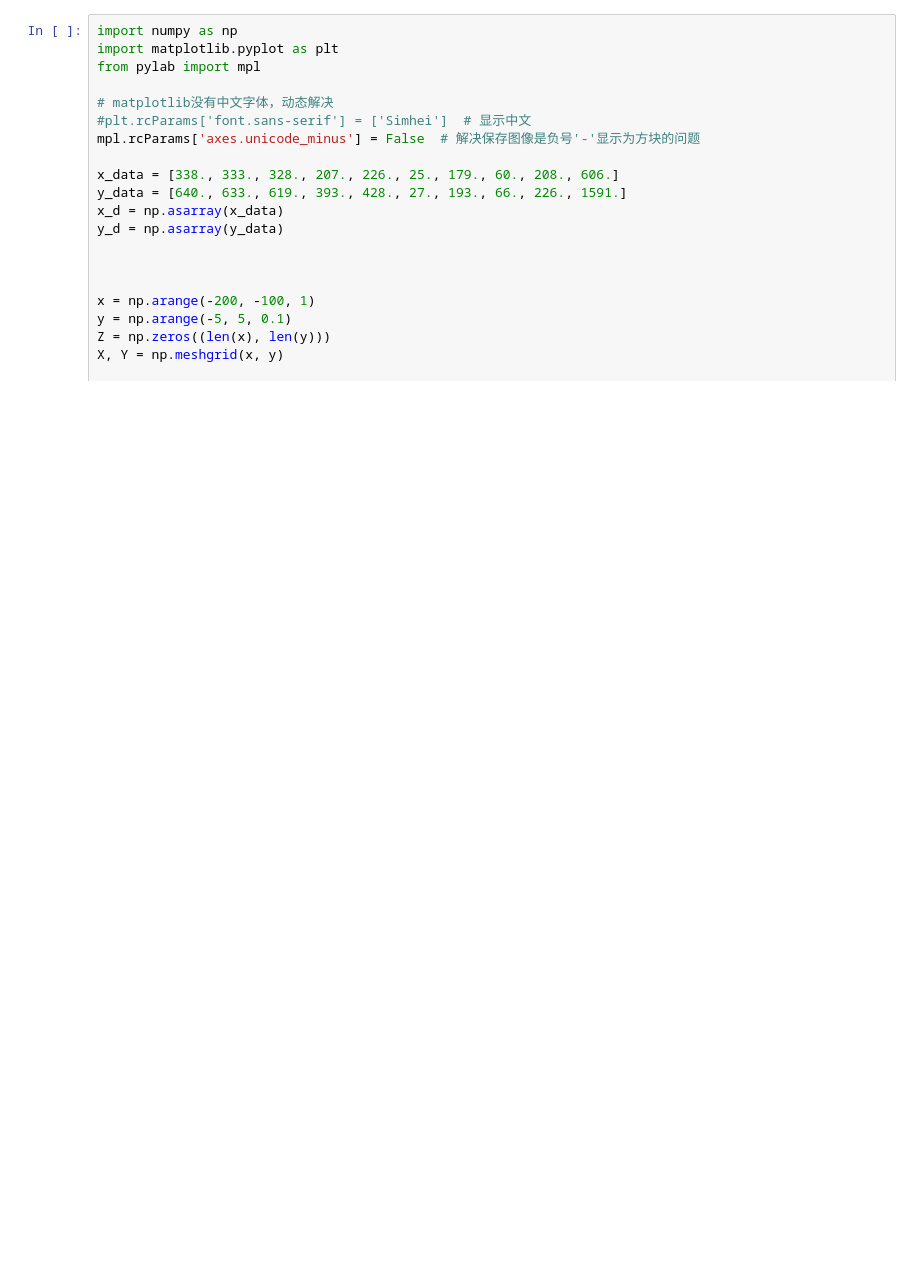
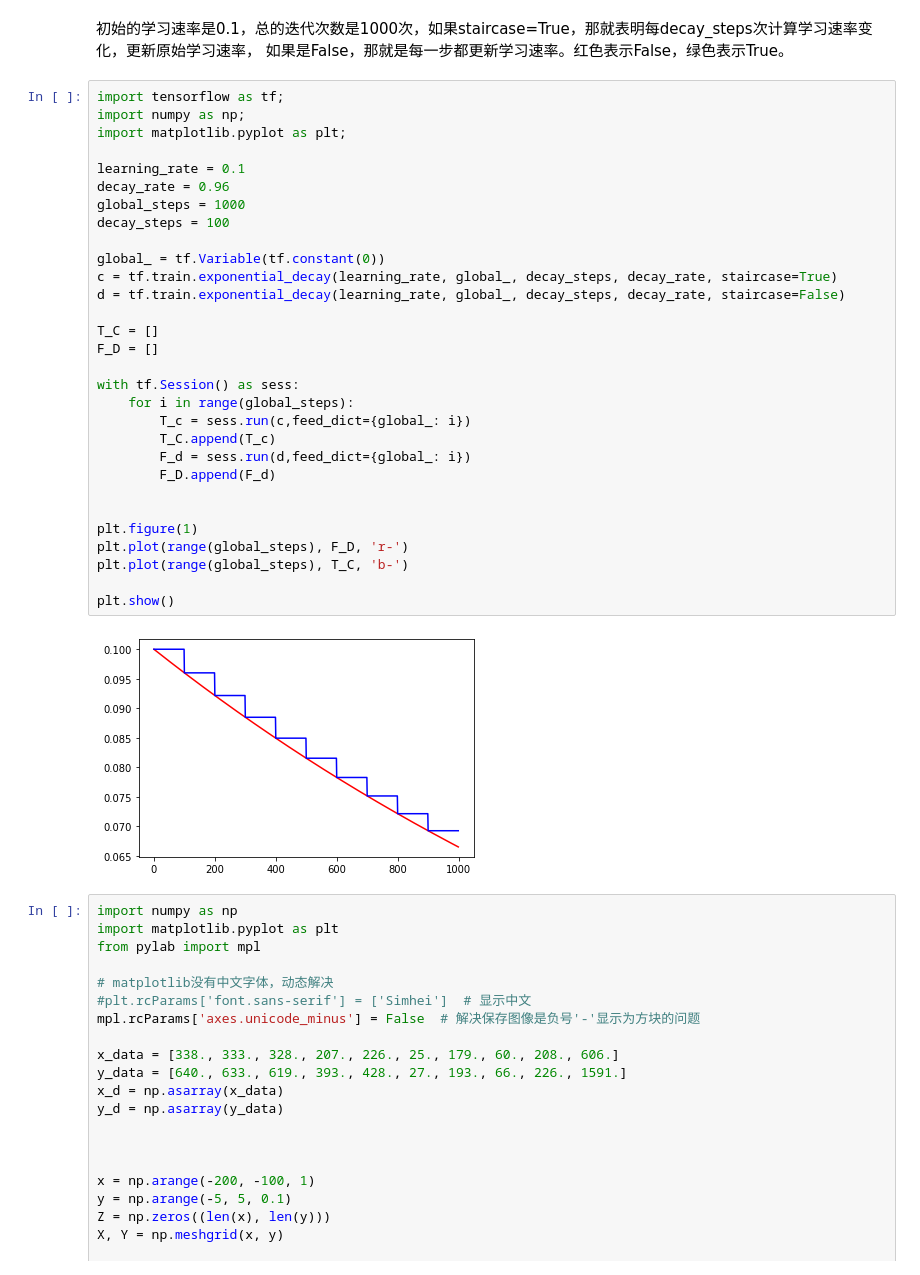
Before and after one commit to liucw2012/leostudy, a Jupyter notebook: Leotensorflow.ipynb, the cells around one changed output. Cells and saved outputs as stored; diff of their text form; blank space fills up the shorter version.

```diff
--- a/Leotensorflow.ipynb
+++ b/Leotensorflow.ipynb
@@ -1,3 +246,38 @@
+# %% [markdown]
+初始的学习速率是0.1，总的迭代次数是1000次，如果staircase=True，那就表明每decay_steps次计算学习速率变化，更新原始学习速率，
+如果是False，那就是每一步都更新学习速率。红色表示False，绿色表示True。
+# %%
+import tensorflow as tf;
+import numpy as np;
+import matplotlib.pyplot as plt;
+
+learning_rate = 0.1
+decay_rate = 0.96
+global_steps = 1000
+decay_steps = 100
+
+global_ = tf.Variable(tf.constant(0))
+c = tf.train.exponential_decay(learning_rate, global_, decay_steps, decay_rate, staircase=True)
+d = tf.train.exponential_decay(learning_rate, global_, decay_steps, decay_rate, staircase=False)
+
+T_C = []
+F_D = []
+
+with tf.Session() as sess:
+    for i in range(global_steps):
+        T_c = sess.run(c,feed_dict={global_: i})
+        T_C.append(T_c)
+        F_d = sess.run(d,feed_dict={global_: i})
+        F_D.append(F_d)
+
+
+plt.figure(1)
+plt.plot(range(global_steps), F_D, 'r-')
+plt.plot(range(global_steps), T_C, 'b-')
+
+plt.show()
+# %% [output]
+[figure, added]
 # %%
 import numpy as np
 import matplotlib.pyplot as plt
```
Also changed, not shown: parts of 10 cells of this notebook.
